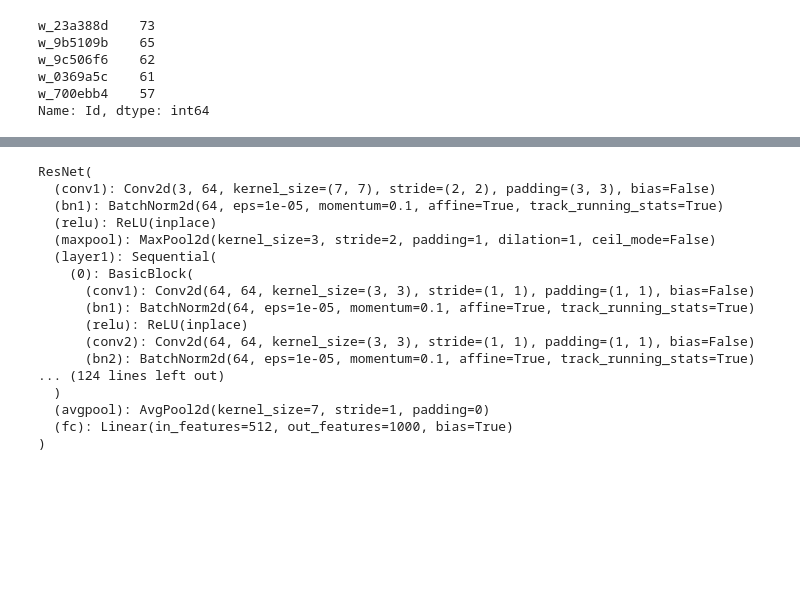
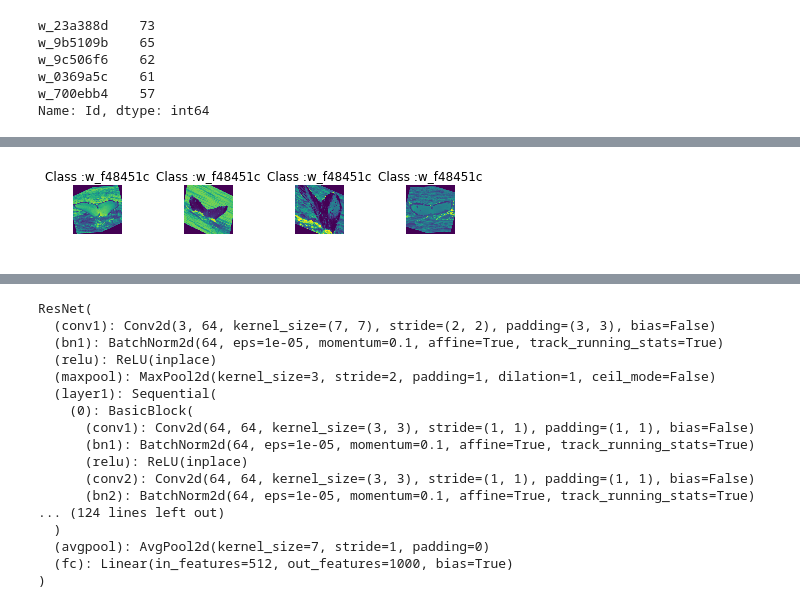
Before and after one commit to frgfm/kaggle-whale-id, a Jupyter notebook: notebooks/EDA.ipynb, the cells around one changed output, grey strips where cells are left out. Saved outputs shown, nothing was run; the diff lists cells and outputs as text; code cells hidden in the pictures; blank space fills up the shorter version.

```diff
--- a/notebooks/EDA.ipynb
+++ b/notebooks/EDA.ipynb
@@ -173,3 +173,4 @@ for i in range(4):
 # %%
 # define data loader
-train_dataloader = torch.utils.data.DataLoader(dataset=dataset, batch_size=10,shuffle=True)
+batch_size = 4
+train_dataloader = torch.utils.data.DataLoader(dataset=dataset, batch_size=batch_size,shuffle=True)
@@ -196,3 +177,21 @@ for idx_batch, batch in enumerate(train_dataloader):
+# %%
+# print a sample
+dataiter = iter(train_dataloader)
+batch = dataiter.next()
+
+for idx in range(batch_size):
+
+    ax = plt.subplot(1, 4, idx + 1)
+    plt.tight_layout()
+    ax.set_title('Class :{}'.format(batch['label'][idx]))
+    ax.axis('off')
+    plt.imshow(batch['image'][idx].squeeze())
+
+    if idx == 3:
+        plt.show()
+        break
+# %% [output]
+[figure, added]
 # %%
 model = models.resnet34(pretrained=True)
 # %% [output]
```
Also changed, not shown: parts of 7 cells of this notebook, 1 other file.
